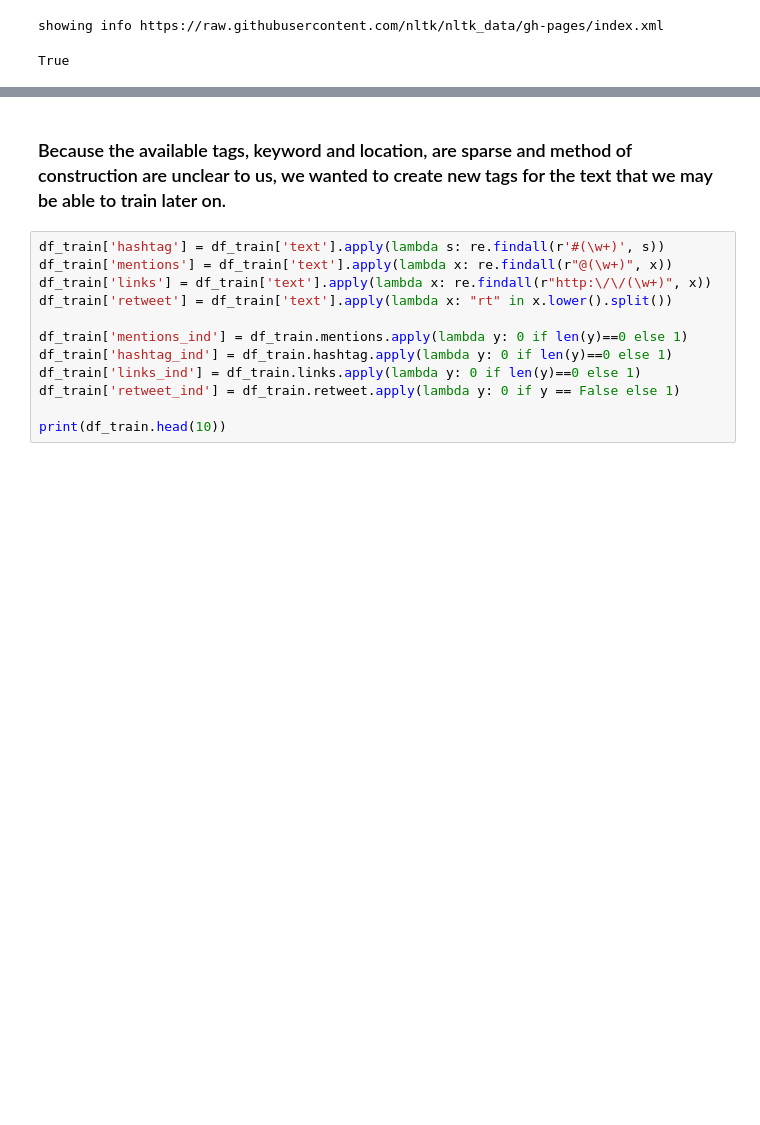
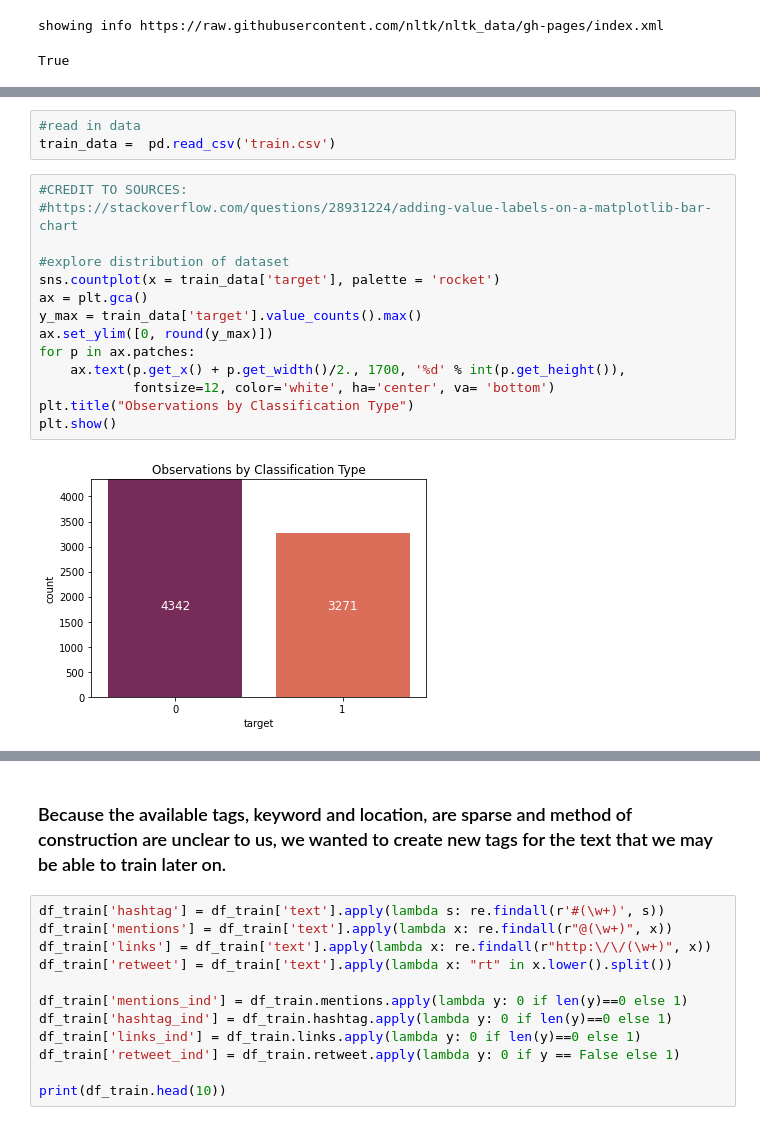
Before and after one commit to benon33/w207-final, a Jupyter notebook: Final Project.ipynb, the cells around one changed output, grey strips where cells are left out. Drawn from its saved outputs; the diff is of its cells as text; blank space fills up the shorter version.

```diff
--- a/Final Project.ipynb
+++ b/Final Project.ipynb
@@ -103,0 +108,19 @@ Name: target, dtype: int64
+# %%
+#read in data
+train_data =  pd.read_csv('train.csv')
+# %%
+#CREDIT TO SOURCES:
+#https://stackoverflow.com/questions/28931224/adding-value-labels-on-a-matplotlib-bar-chart
+
+#explore distribution of dataset
+sns.countplot(x = train_data['target'], palette = 'rocket')
+ax = plt.gca()
+y_max = train_data['target'].value_counts().max()
+ax.set_ylim([0, round(y_max)])
+for p in ax.patches:
+    ax.text(p.get_x() + p.get_width()/2., 1700, '%d' % int(p.get_height()),
+            fontsize=12, color='white', ha='center', va= 'bottom')
+plt.title("Observations by Classification Type")
+plt.show()
+# %% [output]
+[figure, added]
```
Also changed, not shown: parts of 17 cells of this notebook.
